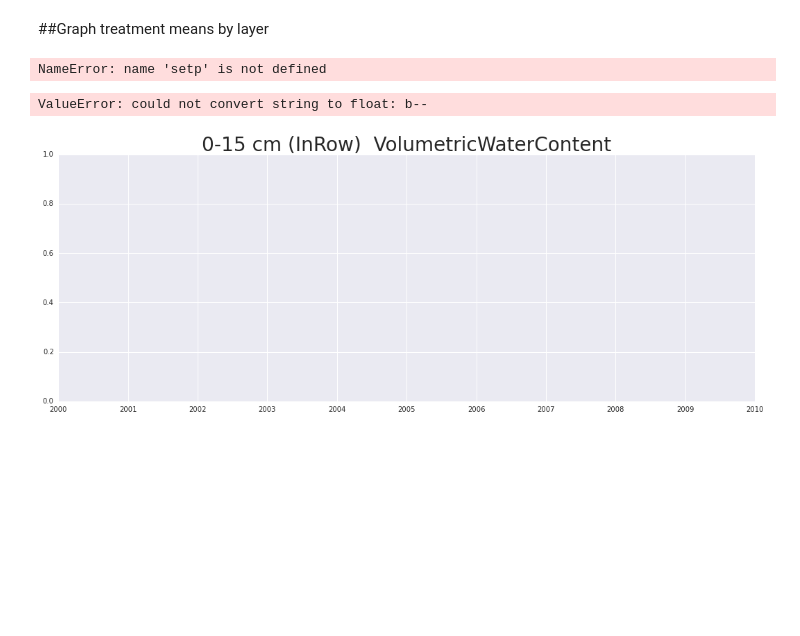
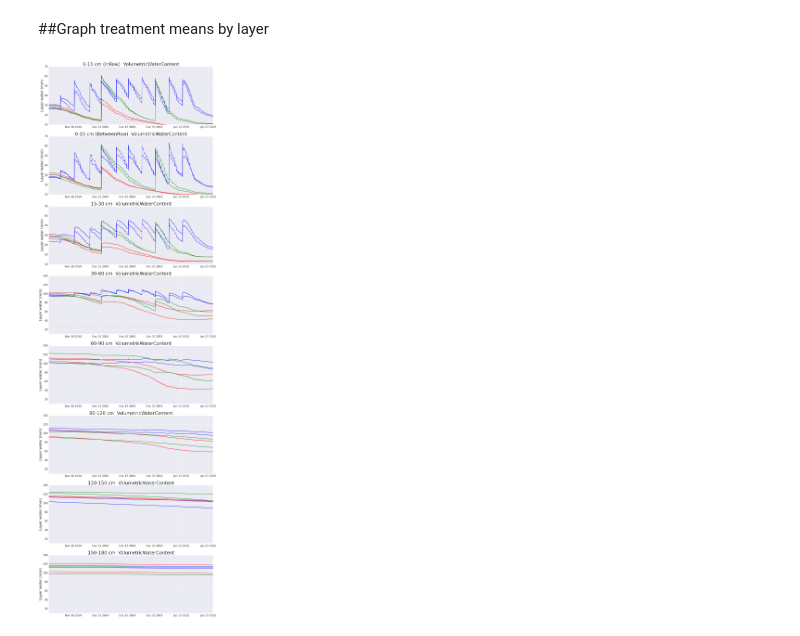
Before and after one commit to smist976/RainShelterBarley, a Jupyter notebook: RainShelterSummary.ipynb, the cells around one changed output. Drawn from its saved outputs; the diff is of its cells as text; code cells hidden in the pictures; blank space fills up the shorter version.

```diff
--- a/RainShelterSummary.ipynb
+++ b/RainShelterSummary.ipynb
@@ -59,6 +59,4 @@ AllDataIndexed.set_index(['Measurement','Depth','Cultivar','Irrigation','Plot','
                         append=False, inplace=True)
 AllDataIndexed.sort(inplace=True)
 Data=AllDataIndexed.transpose()
-
-#Calculate treatment means
-DataMeans = Data.groupby(level=['Measurement','Depth','Irrigation', 'Cultivar'],axis=1).mean()
+Data.index = Data.index.to_datetime()  ## for some reason the concat function changes the data type on the date indes so need to change it back
@@ -65,2 +65,5 @@ DataMeans = Data.groupby(level=['Measurement','Depth','Irrigation', 'Cultivar'],
+# %%
+DataMeans =  Data.ix['2014-11-05 08:00:00':].groupby(level=['Measurement','Depth','Irrigation', 'Cultivar'],axis=1).mean()
+DataMeans =  DataMeans.dropna(axis=1) #For some reason it keeps non valid combinations in so need to extract with this function
 # %% [markdown]
 ##Graph profile soil water deficits
@@ -67,9 +73,4 @@ DataMeans = Data.groupby(level=['Measurement','Depth','Irrigation', 'Cultivar'],
 # %%
-DataMeans = Data.groupby(level=['Measurement', 'Depth', 'Irrigation', 'Cultivar'],axis=1).mean()
-
-#FieldCapacity =
-#Calculate the water content of the soil profile by multiplying the volumetric water content by each layers
-#depth and summing.  The 0-15 layers are divided by 2 to average the two readings
 ProfileWater = DataMeans.VolumetricWaterContent.ix[:,'D1I'] * 150/2 + \
                DataMeans.VolumetricWaterContent.ix[:,'D1B'] * 150/2 + \
                DataMeans.VolumetricWaterContent.ix[:,'D2'] * 150 + \
@@ -82,11 +83,10 @@ ProfileWater = DataMeans.VolumetricWaterContent.ix[:,'D1I'] * 150/2 + \
 FieldCapacity = ProfileWater.resample('D', how='max')
 FieldCapacity = FieldCapacity.ix['2014-11-05'] + 40
 SoilWaterDeficit = -(FieldCapacity - ProfileWater)
-#ProfileWater.ix[StartDateString:,:].plot(figsize=(18,18))
-SoilWaterDeficit.plot(figsize=(18,10),style=['b-','b--','r-','r--','g-','g--'])
+SoilWaterDeficit.plot(figsize=(18,18),style=['b-','b--','r-','r--','g-','g--'])
 plt.ylabel('Soil Water Deficit (mm)', fontsize=30);
 plt.tick_params(labelsize=25)
 plt.title('RainShelter Barley 2014/15', fontsize=28);
-plt.legend(loc='upper left',fontsize=20)
+plt.legend(loc='lower left',fontsize=20)
 # %% [output]
 <matplotlib.legend.Legend at 0x...>
@@ -95,36 +95,28 @@ plt.legend(loc='upper left',fontsize=20)
 ProfileWater.index.name='Time'
 # %% [markdown]
 ##Graph treatment means by layer
-# %%
-setp(line)
-# %% [output]
-NameError: name 'setp' is not defined
 # %%
-DataMeans = Data.groupby(level=['Measurement', 'Depth', 'Irrigation', 'Cultivar'],axis=1).mean()
+#DataMeans = Data.groupby(level=['Measurement', 'Depth', 'Irrigation', 'Cultivar'],axis=1).mean()
 
 Fig = plt.figure(figsize=(18, 60))
 
-sns.set_palette(['b','b','r','r','g','g'])
-#sns.set_style({"lines.linestyle": ["-","--"]})
 def MakePlot(Position, Depth, LayerThickness, Ymax, DepthLabel):
-        Fig.add_subplot(8,1,Position)
+        Fig.add_subplot(8,1,Position, color_cycle=['b','b','r','r','g','g'])
         plt.title(DepthLabel + '  VolumetricWaterContent', fontsize=28);
-        plt.plot(DataMeans.index,DataMeans.VolumetricWaterContent.ix[:,Depth]*LayerThickness,'b-','b--','r-','r--','g-','g--');
+        plt.plot(DataMeans.index,DataMeans.VolumetricWaterContent.ix[:,Depth]*LayerThickness);
         plt.ylabel('Layer water (mm)', fontsize=22);
         plt.tick_params(labelsize=16);
         plt.ylim(10,Ymax);
-        #Fig.setp(Fig,linestyle="-")
 
         return;
 
 MakePlot(1,'D1I',150,70,'0-15 cm (InRow)')
 MakePlot(2,'D1B',150,70,'0-15 cm (BetweenRow)')
 MakePlot(3,'D2',150,70,'15-30 cm')
 MakePlot(4,'D3',300,140,'30-60 cm')
 MakePlot(5,'D4',300,140, '60-90 cm')
 MakePlot(6,'D5',300,140,'90-120 cm')
 MakePlot(7,'D6',300,140,'120-150 cm')
 MakePlot(8,'D7',300,140,'150-180 cm')
 # %% [output]
-ValueError: could not convert string to float: b--
-[figure, old version]
+[figure, new version]
```
Also changed, not shown: parts of 12 cells of this notebook, 1 other file.
